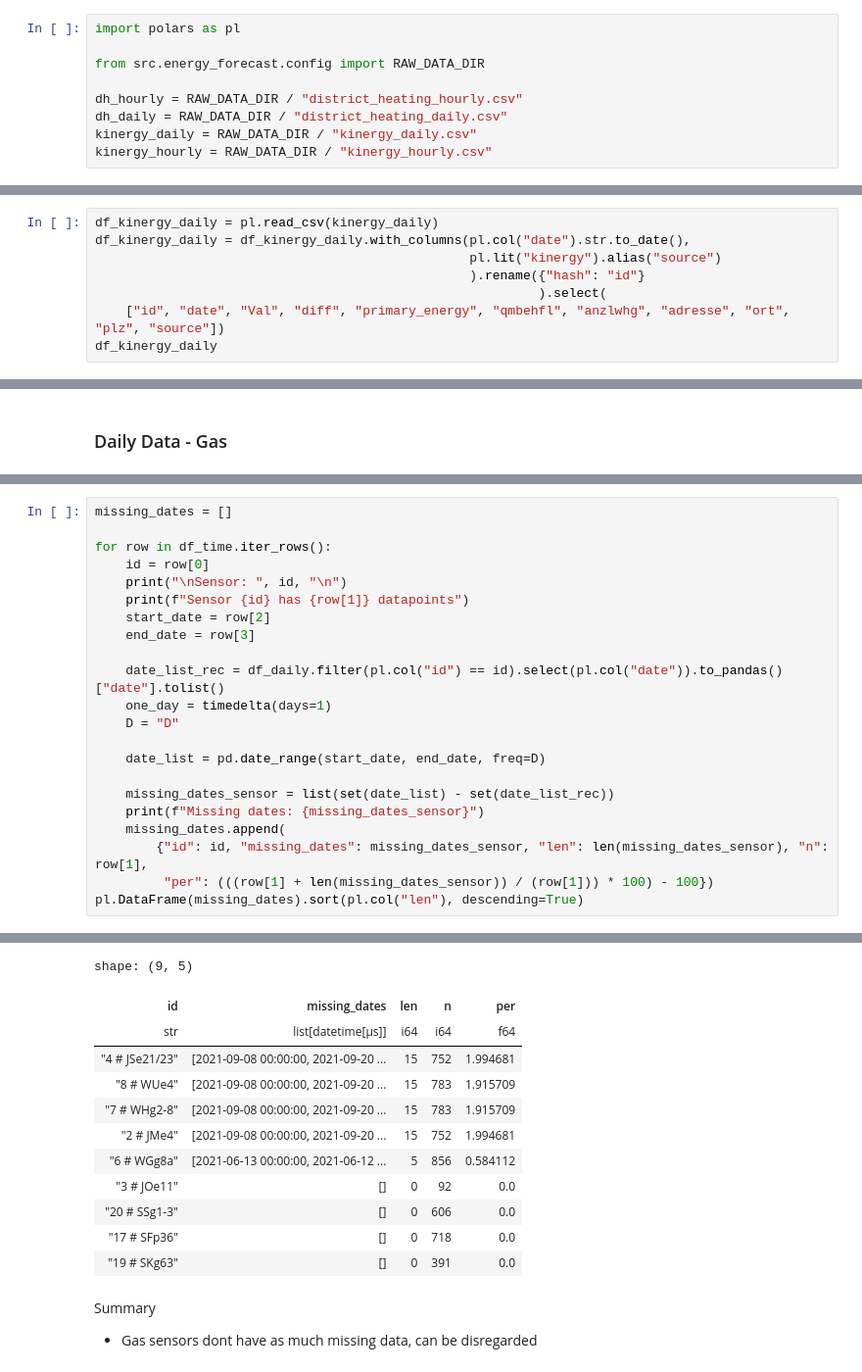
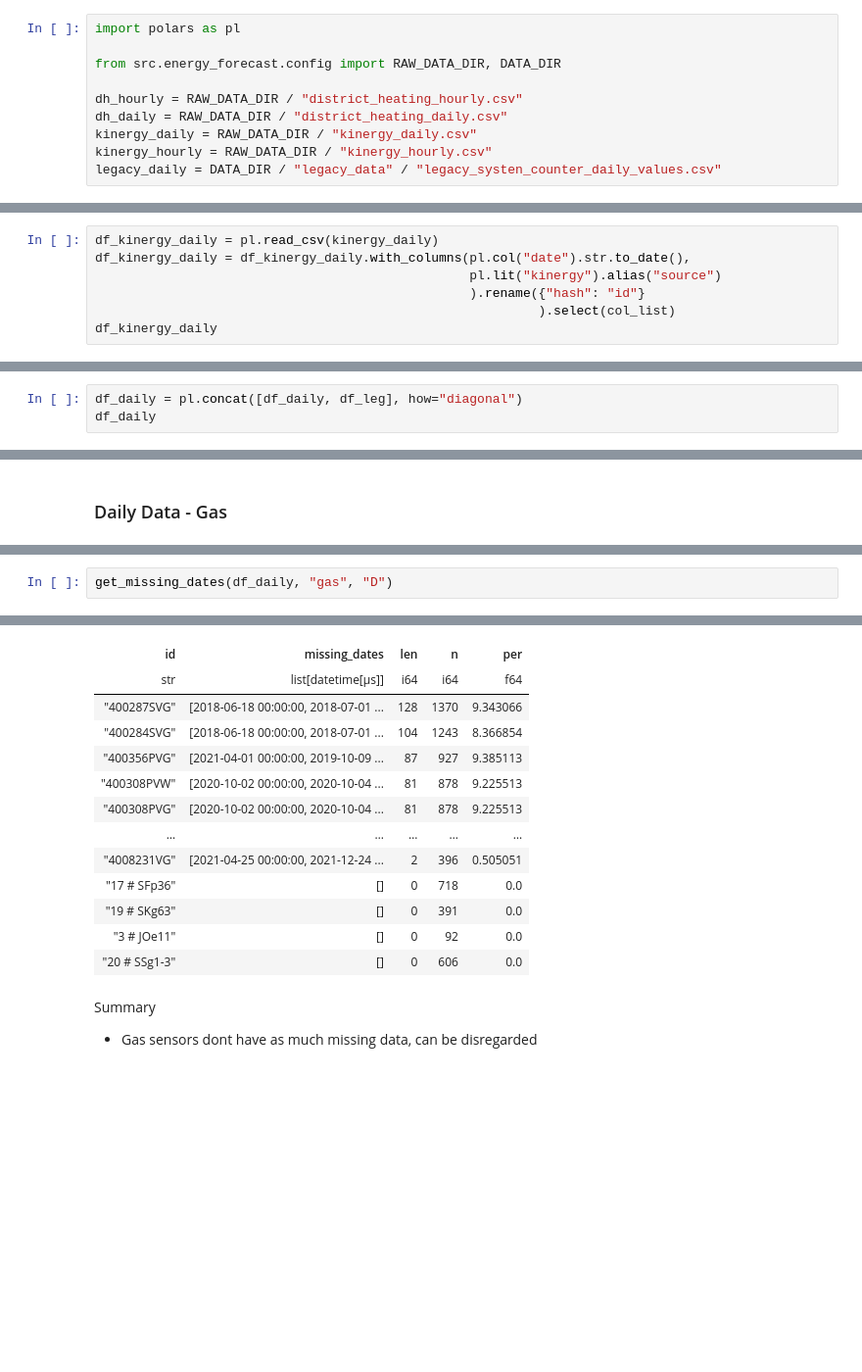
Before and after one commit to marja-w/energy-forecast-benchmark, a Jupyter notebook: notebooks/1.0-mw-data-exploration-dh-kinergy.ipynb, the cells around one changed output, grey strips where cells are left out. Shown at 98% size. Drawn from its saved outputs; the diff is of its cells as text; blank space fills up the shorter version.

```diff
--- a/notebooks/1.0-mw-data-exploration-dh-kinergy.ipynb
+++ b/notebooks/1.0-mw-data-exploration-dh-kinergy.ipynb
@@ -12,9 +12,10 @@ This notebook will
 # %%
 import polars as pl
 
-from src.energy_forecast.config import RAW_DATA_DIR
+from src.energy_forecast.config import RAW_DATA_DIR, DATA_DIR
 
 dh_hourly = RAW_DATA_DIR / "district_heating_hourly.csv"
 dh_daily = RAW_DATA_DIR / "district_heating_daily.csv"
 kinergy_daily = RAW_DATA_DIR / "kinergy_daily.csv"
 kinergy_hourly = RAW_DATA_DIR / "kinergy_hourly.csv"
+legacy_daily = DATA_DIR / "legacy_data" / "legacy_systen_counter_daily_values.csv"
@@ -49,7 +60,6 @@ df_kinergy_daily = pl.read_csv(kinergy_daily)
 df_kinergy_daily = df_kinergy_daily.with_columns(pl.col("date").str.to_date(),
                                                  pl.lit("kinergy").alias("source")
                                                  ).rename({"hash": "id"}
-                                                          ).select(
-    ["id", "date", "Val", "diff", "primary_energy", "qmbehfl", "anzlwhg", "adresse", "ort", "plz", "source"])
+                                                          ).select(col_list)
 df_kinergy_daily
 # %% [output]
@@ -87,0 +141,3 @@ shape: (56_253, 11)
+# %%
+df_daily = pl.concat([df_daily, df_leg], how="diagonal")
+df_daily
@@ -497,23 +623,3 @@ shape: (9, 4)
 # %%
-missing_dates = []
-
-for row in df_time.iter_rows():
-    id = row[0]
-    print("\nSensor: ", id, "\n")
-    print(f"Sensor {id} has {row[1]} datapoints")
-    start_date = row[2]
-    end_date = row[3]
-
-    date_list_rec = df_daily.filter(pl.col("id") == id).select(pl.col("date")).to_pandas()["date"].tolist()
-    one_day = timedelta(days=1)
-    D = "D"
-
-    date_list = pd.date_range(start_date, end_date, freq=D)
-
-    missing_dates_sensor = list(set(date_list) - set(date_list_rec))
-    print(f"Missing dates: {missing_dates_sensor}")
-    missing_dates.append(
-        {"id": id, "missing_dates": missing_dates_sensor, "len": len(missing_dates_sensor), "n": row[1],
-         "per": (((row[1] + len(missing_dates_sensor)) / (row[1])) * 100) - 100})
-pl.DataFrame(missing_dates).sort(pl.col("len"), descending=True)
+get_missing_dates(df_daily, "gas", "D")
 # %% [output]
@@ -537,15 +627,16 @@ Missing dates: [Timestamp('2021-09-08 00:00:00'), Timestamp('2021-09-20 00:00:00
-shape: (9, 5)
 | id | missing_dates | len | n | per |
 | str | list[datetime[μs]] | i64 | i64 | f64 |
-| "4 # JSe21/23" | [2021-09-08 00:00:00, 2021-09-20 ... | 15 | 752 | 1.994681 |
-| "8 # WUe4" | [2021-09-08 00:00:00, 2021-09-20 ... | 15 | 783 | 1.915709 |
-| "7 # WHg2-8" | [2021-09-08 00:00:00, 2021-09-20 ... | 15 | 783 | 1.915709 |
-| "2 # JMe4" | [2021-09-08 00:00:00, 2021-09-20 ... | 15 | 752 | 1.994681 |
-| "6 # WGg8a" | [2021-06-13 00:00:00, 2021-06-12 ... | 5 | 856 | 0.584112 |
+| "400287SVG" | [2018-06-18 00:00:00, 2018-07-01 ... | 128 | 1370 | 9.343066 |
+| "400284SVG" | [2018-06-18 00:00:00, 2018-07-01 ... | 104 | 1243 | 8.366854 |
+| "400356PVG" | [2021-04-01 00:00:00, 2019-10-09 ... | 87 | 927 | 9.385113 |
+| "400308PVW" | [2020-10-02 00:00:00, 2020-10-04 ... | 81 | 878 | 9.225513 |
+| "400308PVG" | [2020-10-02 00:00:00, 2020-10-04 ... | 81 | 878 | 9.225513 |
+| … | … | … | … | … |
+| "4008231VG" | [2021-04-25 00:00:00, 2021-12-24 ... | 2 | 396 | 0.505051 |
+| "17 # SFp36" | [] | 0 | 718 | 0.0 |
+| "19 # SKg63" | [] | 0 | 391 | 0.0 |
 | "3 # JOe11" | [] | 0 | 92 | 0.0 |
 | "20 # SSg1-3" | [] | 0 | 606 | 0.0 |
-| "17 # SFp36" | [] | 0 | 718 | 0.0 |
-| "19 # SKg63" | [] | 0 | 391 | 0.0 |
 # %% [markdown]
 Summary
 - Gas sensors dont have as much missing data, can be disregarded
```
Also changed, not shown: parts of 42 cells of this notebook.
